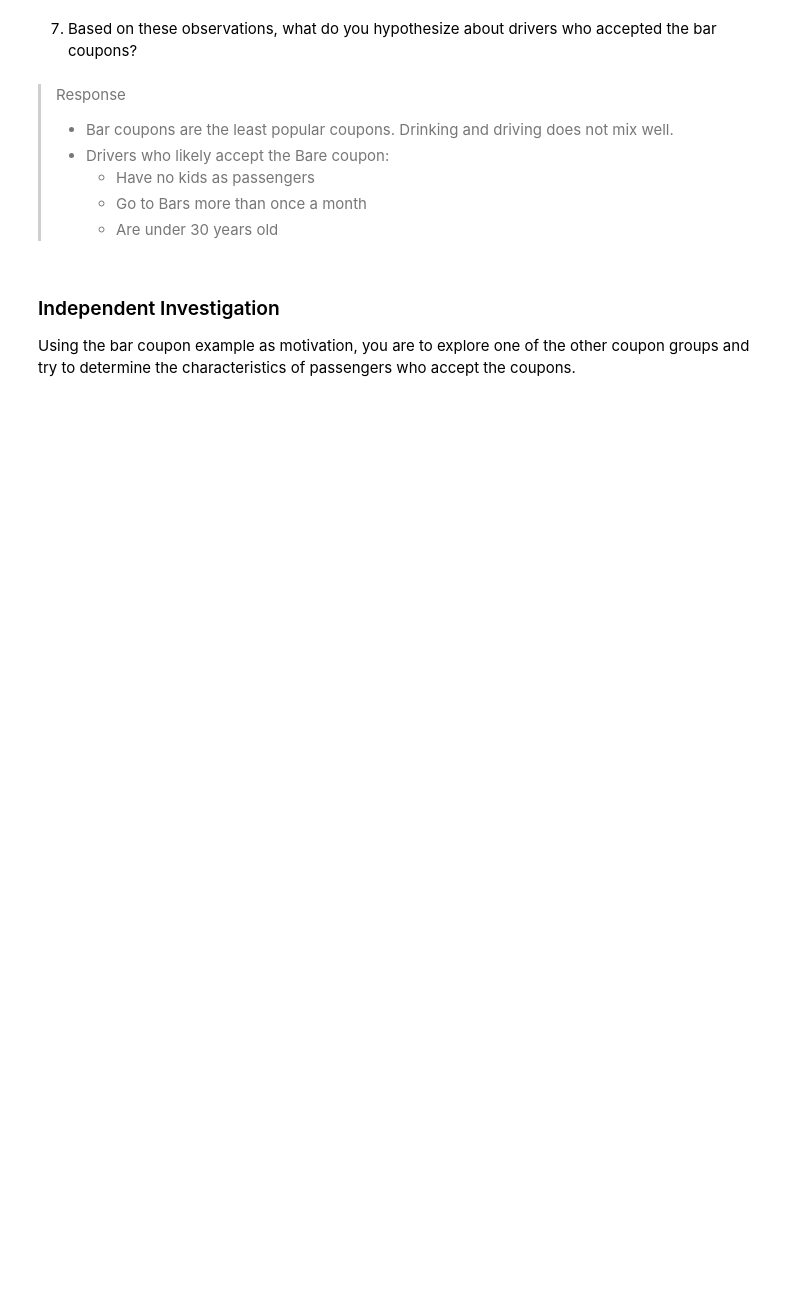
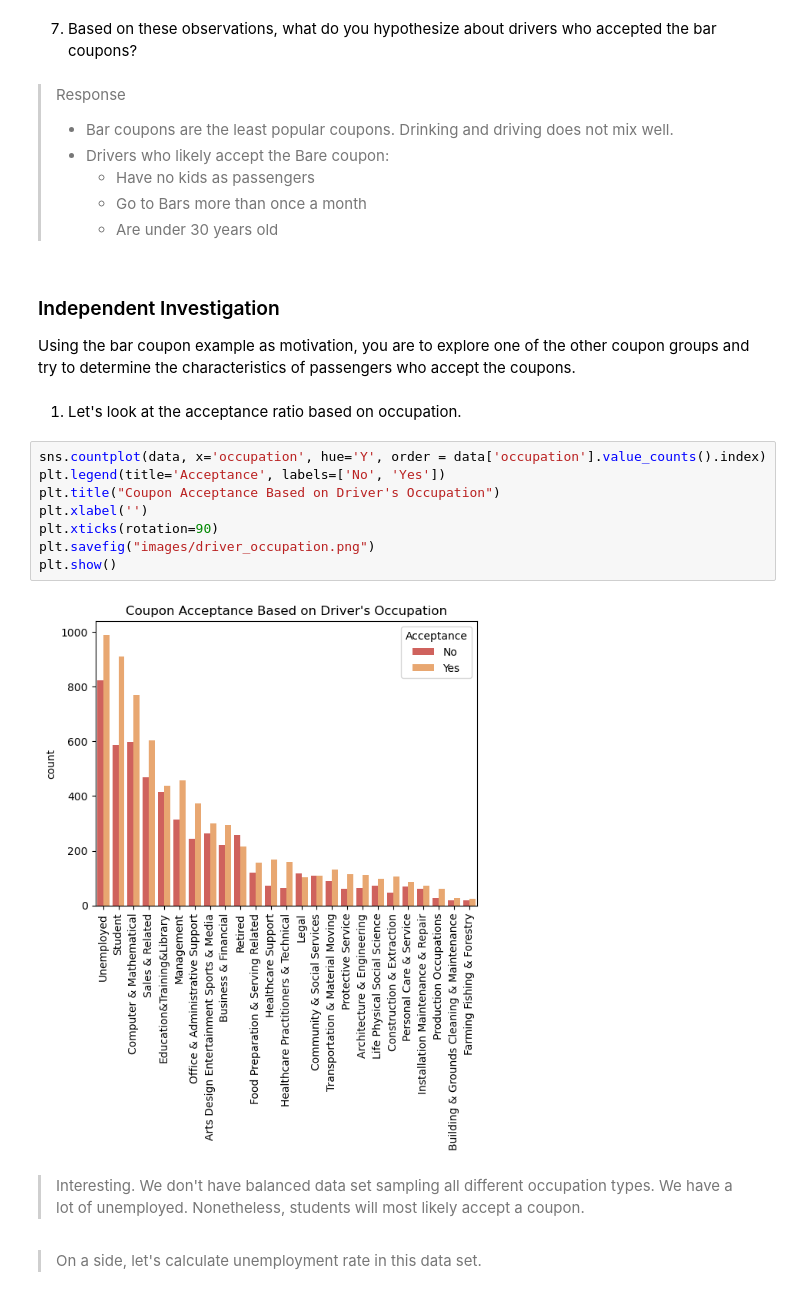
Before and after one commit to outdegree/BH-PCMLAI-M5-App1, a Jupyter notebook: prompt.ipynb, the cells around one changed output. Saved outputs shown, nothing was run; the diff lists cells and outputs as text; blank space fills up the shorter version.

```diff
--- a/prompt.ipynb
+++ b/prompt.ipynb
@@ -402,3 +403,19 @@ Income less than 50k:  41.82389937106918
 ### Independent Investigation
 
 Using the bar coupon example as motivation, you are to explore one of the other coupon groups and try to determine the characteristics of passengers who accept the coupons.
+# %% [markdown]
+1. Let's look at the acceptance ratio based on occupation.
+# %%
+sns.countplot(data, x='occupation', hue='Y', order = data['occupation'].value_counts().index)
+plt.legend(title='Acceptance', labels=['No', 'Yes'])
+plt.title("Coupon Acceptance Based on Driver's Occupation")
+plt.xlabel('')
+plt.xticks(rotation=90)
+plt.savefig("images/driver_occupation.png")
+plt.show()
+# %% [output]
+[figure, added]
+# %% [markdown]
+> Interesting. We don't have balanced data set sampling all different occupation types. We have a lot of unemployed. Nonetheless, students will most likely accept a coupon.
+# %% [markdown]
+> On a side, let's calculate unemployment rate in this data set.
```
Also changed, not shown: parts of 13 cells of this notebook.
